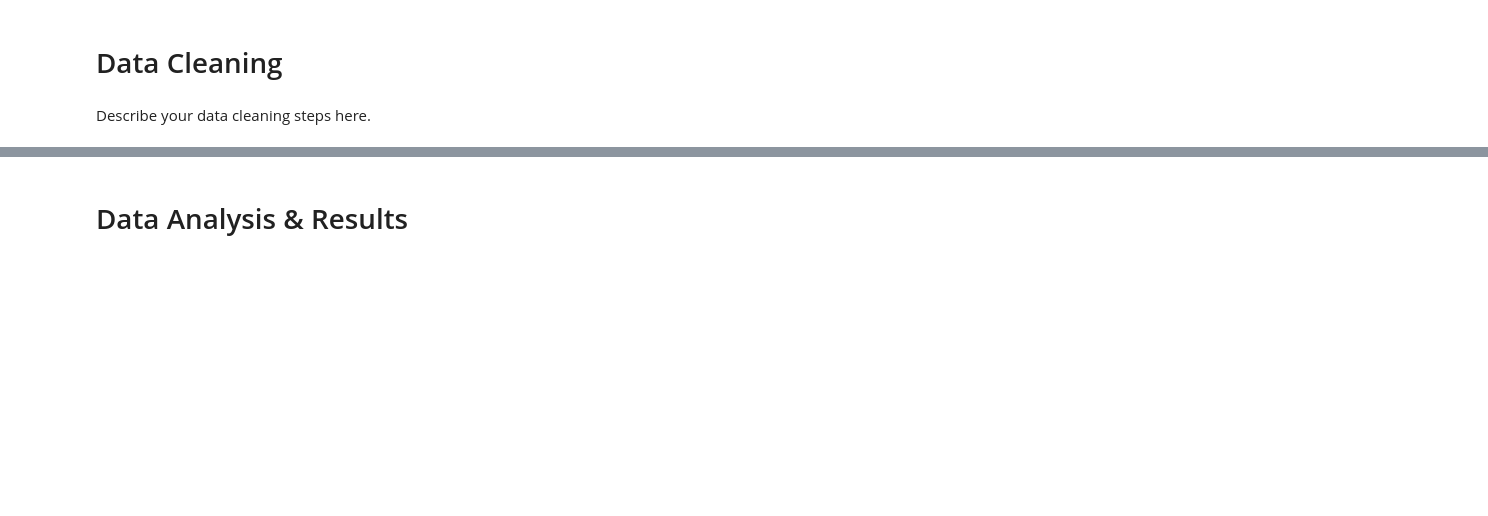
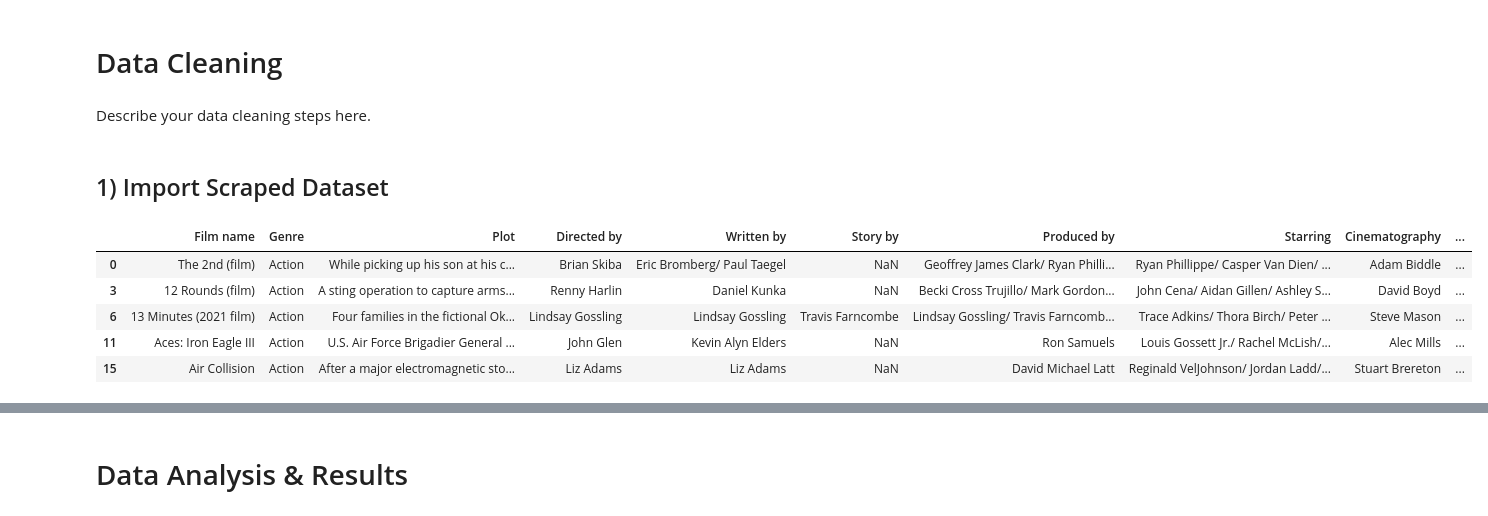
Before and after one commit to jjoycehu/pred-box-office, a Jupyter notebook: FinalProjectGroup_078-Fa22.ipynb, the cells around one changed output, grey strips where cells are left out. Cells and saved outputs as stored; diff of their text form; code cells hidden in the pictures; blank space fills up the shorter version.

```diff
--- a/FinalProjectGroup_078-Fa22.ipynb
+++ b/FinalProjectGroup_078-Fa22.ipynb
@@ -64,0 +125,16 @@ Describe your data cleaning steps here.
+# %% [markdown]
+## 1) Import Scraped Dataset
+# %%
+df_unfiltered = pd.read_csv('American Films (before cleaning).csv')
+
+# Filter the dataset to include only the rows with a non-null 'Box office'
+df = df_unfiltered[df_unfiltered['Box office'].notnull()]
+
+df.head()
+# %% [output]
+|  | Film name | Genre | Plot | Directed by | Written by | Story by | Produced by | Starring | Cinematography | ... |
+| 0 | The 2nd (film) | Action | While picking up his son at his c... | Brian Skiba | Eric Bromberg/ Paul Taegel | NaN | Geoffrey James Clark/ Ryan Philli... | Ryan Phillippe/ Casper Van Dien/ ... | Adam Biddle | ... |
+| 3 | 12 Rounds (film) | Action | A sting operation to capture arms... | Renny Harlin | Daniel Kunka | NaN | Becki Cross Trujillo/ Mark Gordon... | John Cena/ Aidan Gillen/ Ashley S... | David Boyd | ... |
+| 6 | 13 Minutes (2021 film) | Action | Four families in the fictional Ok... | Lindsay Gossling | Lindsay Gossling | Travis Farncombe | Lindsay Gossling/ Travis Farncomb... | Trace Adkins/ Thora Birch/ Peter ... | Steve Mason | ... |
+| 11 | Aces: Iron Eagle III | Action | U.S. Air Force Brigadier General ... | John Glen | Kevin Alyn Elders | NaN | Ron Samuels | Louis Gossett Jr./ Rachel McLish/... | Alec Mills | ... |
+| 15 | Air Collision | Action | After a major electromagnetic sto... | Liz Adams | Liz Adams | NaN | David Michael Latt | Reginald VelJohnson/ Jordan Ladd/... | Stuart Brereton | ... |
```
Also changed, not shown: parts of 34 cells of this notebook.
